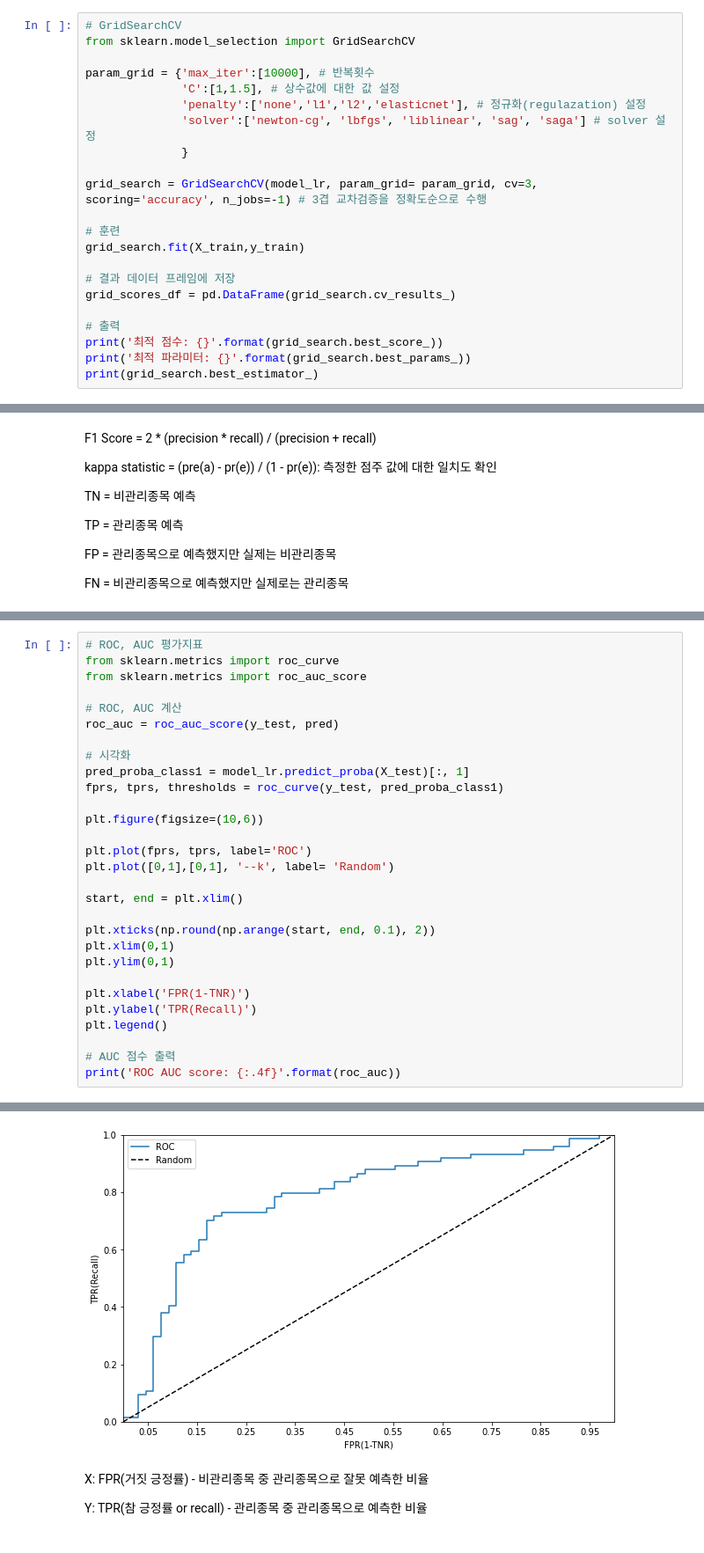
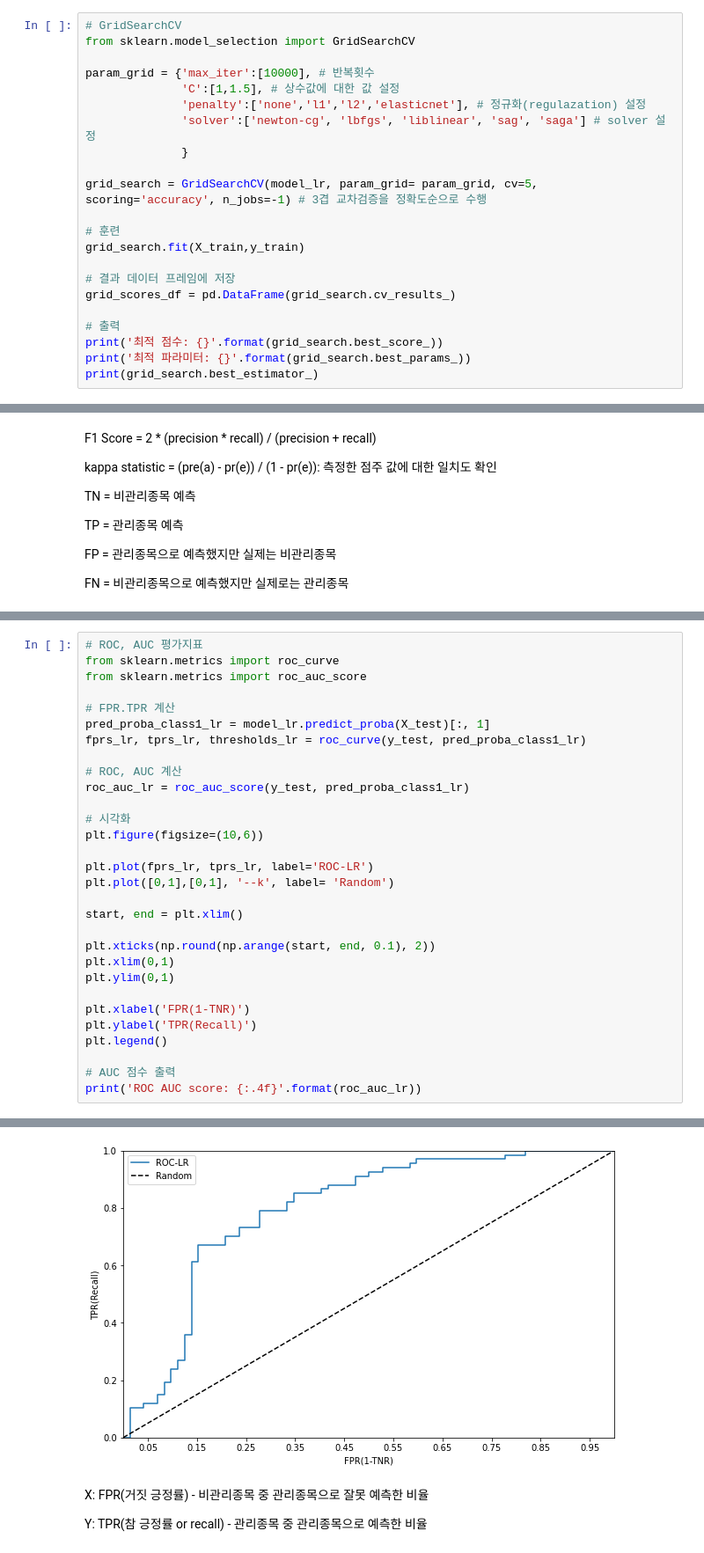
Before and after one commit to yoonyanghyun/predict_admin, a Jupyter notebook: 관리종목예측.ipynb, the cells around one changed output, grey strips where cells are left out. Shown at 88% size. Saved outputs shown, nothing was run; the diff lists cells and outputs as text.

```diff
--- a/관리종목예측.ipynb
+++ b/관리종목예측.ipynb
@@ -304,7 +344,7 @@ param_grid = {'max_iter':[10000], # 반복횟수
               'solver':['newton-cg', 'lbfgs', 'liblinear', 'sag', 'saga'] # solver 설정
               }
 
-grid_search = GridSearchCV(model_lr, param_grid= param_grid, cv=3, scoring='accuracy', n_jobs=-1) # 3겹 교차검증을 정확도순으로 수행
+grid_search = GridSearchCV(model_lr, param_grid= param_grid, cv=5, scoring='accuracy', n_jobs=-1) # 3겹 교차검증을 정확도순으로 수행
 
 # 훈련
 grid_search.fit(X_train,y_train)
@@ -440,16 +507,17 @@ weighted avg       0.72      0.72      0.72       139
 from sklearn.metrics import roc_curve
 from sklearn.metrics import roc_auc_score
 
+# FPR.TPR 계산
+pred_proba_class1_lr = model_lr.predict_proba(X_test)[:, 1]
+fprs_lr, tprs_lr, thresholds_lr = roc_curve(y_test, pred_proba_class1_lr)
+
 # ROC, AUC 계산
-roc_auc = roc_auc_score(y_test, pred)
+roc_auc_lr = roc_auc_score(y_test, pred_proba_class1_lr)
 
 # 시각화
-pred_proba_class1 = model_lr.predict_proba(X_test)[:, 1]
-fprs, tprs, thresholds = roc_curve(y_test, pred_proba_class1)
-
 plt.figure(figsize=(10,6))
 
-plt.plot(fprs, tprs, label='ROC')
+plt.plot(fprs_lr, tprs_lr, label='ROC-LR')
 plt.plot([0,1],[0,1], '--k', label= 'Random')
 
 start, end = plt.xlim()
@@ -463,5 +531,5 @@ plt.ylabel('TPR(Recall)')
 plt.legend()
 
 # AUC 점수 출력
-print('ROC AUC score: {:.4f}'.format(roc_auc))
+print('ROC AUC score: {:.4f}'.format(roc_auc_lr))
 # %% [output]
@@ -469,4 +537,4 @@ ROC AUC score: 0.7187
-[figure, old version]
+[figure, new version]
 # %% [markdown]
 X: FPR(거짓 긍정률) - 비관리종목 중 관리종목으로 잘못 예측한 비율
 
```
Also changed, not shown: parts of 44 cells of this notebook.
